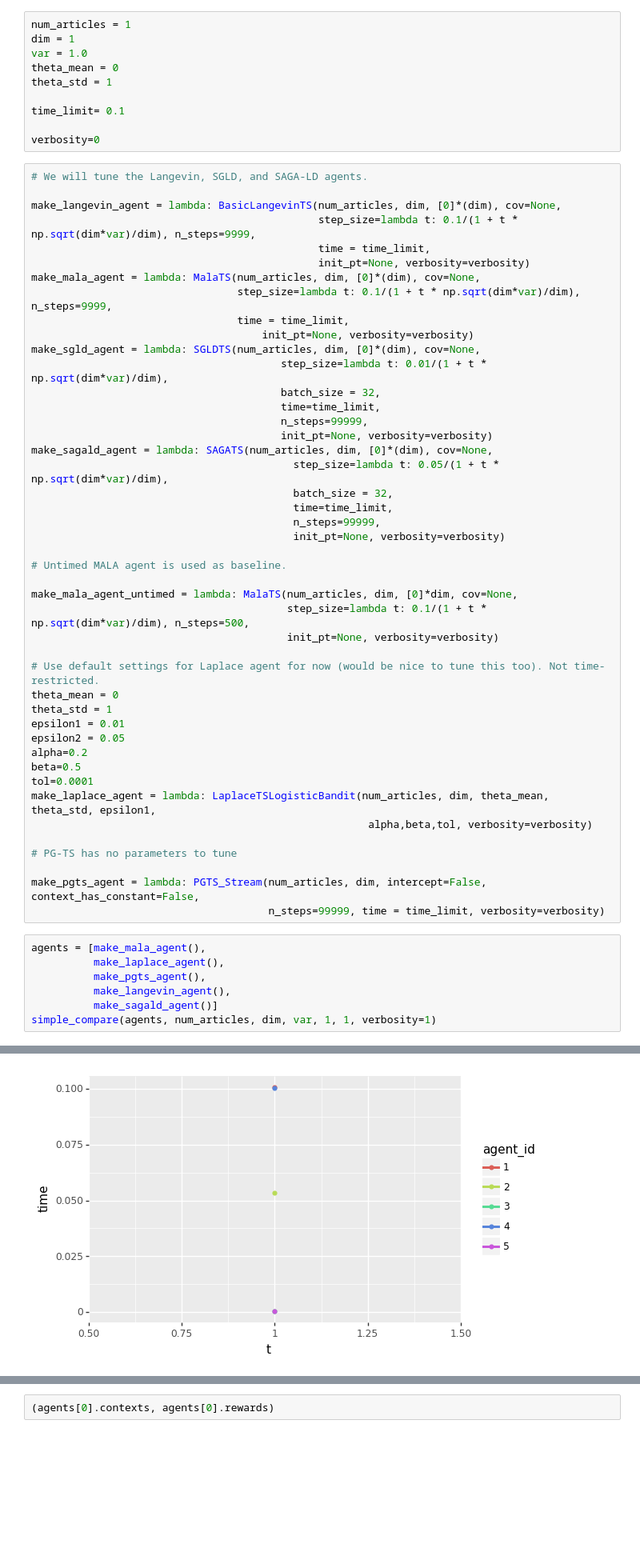
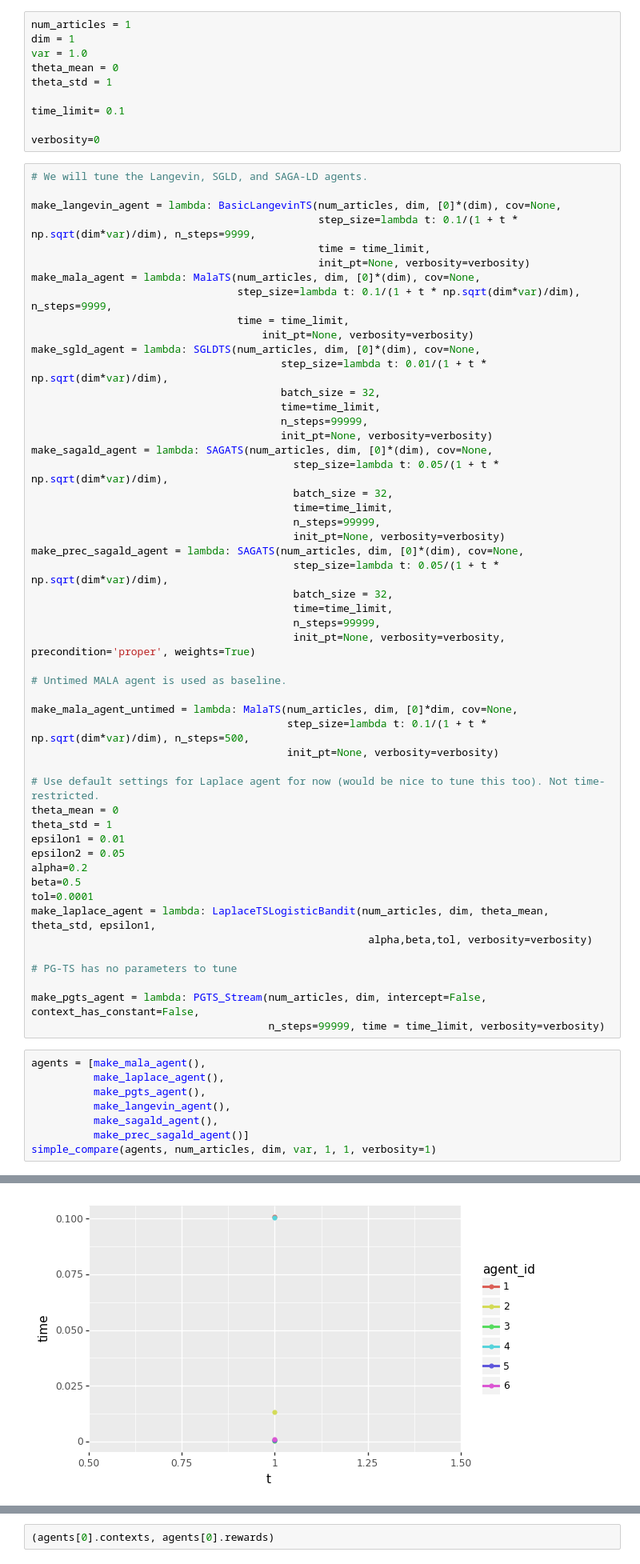
Before and after one commit to holdenlee/Online_Sampling, a Jupyter notebook: src/MarginalAccuracy-small.ipynb, the cells around one changed output, grey strips where cells are left out. Shown at 80% size. Cells and saved outputs as stored; diff of their text form; blank space fills up the shorter version.

```diff
--- a/src/MarginalAccuracy-small.ipynb
+++ b/src/MarginalAccuracy-small.ipynb
@@ -157,6 +157,12 @@ make_sagald_agent = lambda: SAGATS(num_articles, dim, [0]*(dim), cov=None,
                                           time=time_limit,
                                           n_steps=99999,
                                           init_pt=None, verbosity=verbosity)
+make_prec_sagald_agent = lambda: SAGATS(num_articles, dim, [0]*(dim), cov=None,
+                                          step_size=lambda t: 0.05/(1 + t * np.sqrt(dim*var)/dim),
+                                          batch_size = 32,
+                                          time=time_limit,
+                                          n_steps=99999,
+                                          init_pt=None, verbosity=verbosity, precondition='proper', weights=True)
 
 # Untimed MALA agent is used as baseline.
 
@@ -184,7 +190,8 @@ agents = [make_mala_agent(),
           make_laplace_agent(),
           make_pgts_agent(),
           make_langevin_agent(),
-          make_sagald_agent()]
+          make_sagald_agent(),
+          make_prec_sagald_agent()]
 simple_compare(agents, num_articles, dim, var, 1, 1, verbosity=1)
 # %% [output]
 SEED: 1
@@ -195 +202 @@ Experiment: Step 0
-[figure, old version]
+[figure, new version]
```
Also changed, not shown: parts of 4 cells of this notebook, 13 other files.
